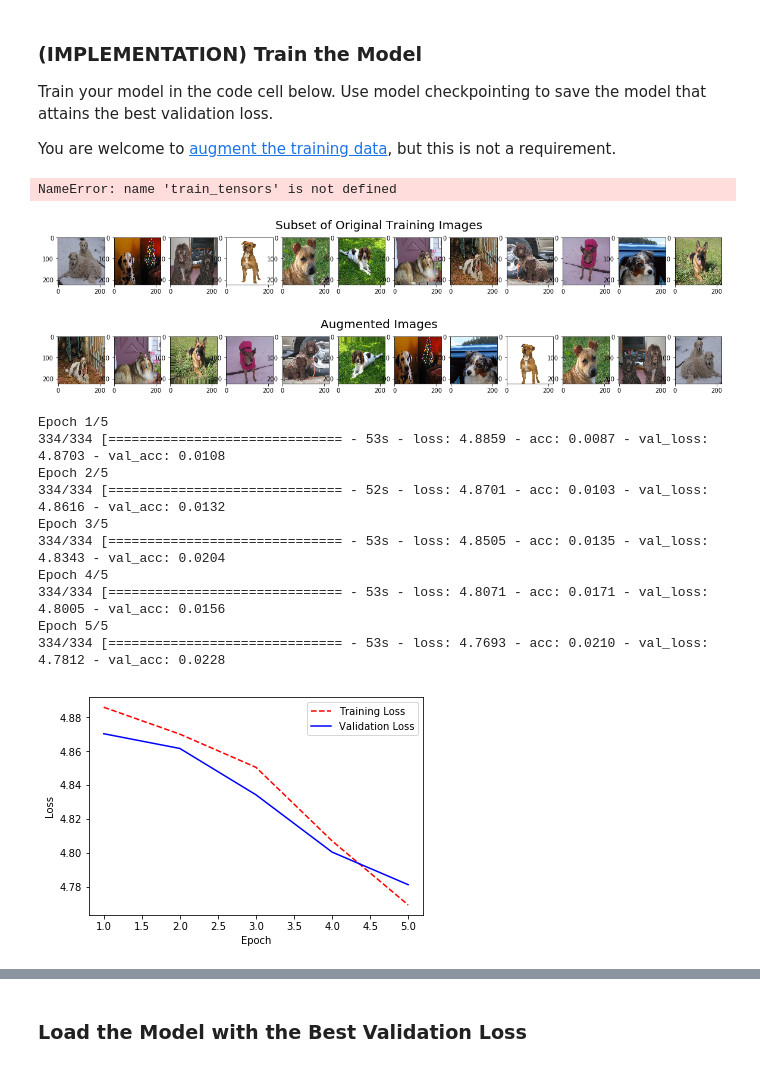
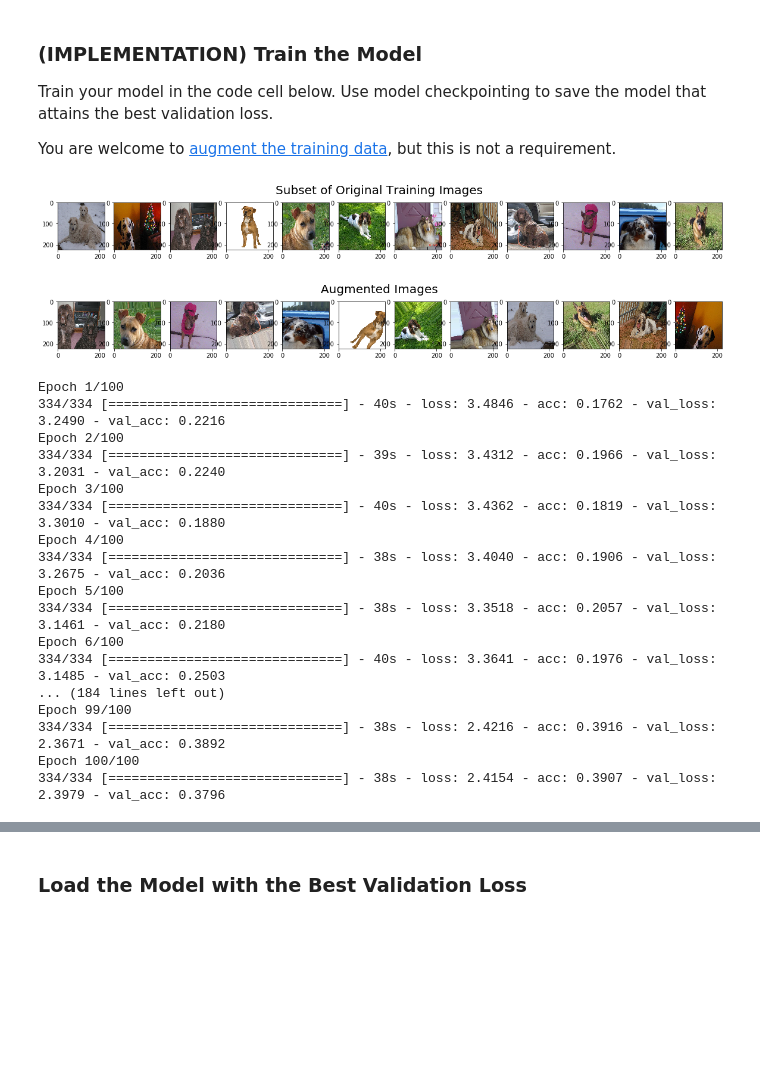
Before and after one commit to craig-martinson/dog-project, a Jupyter notebook: dog_app.ipynb, the cells around one changed output, grey strips where cells are left out. Cells and saved outputs as stored; diff of their text form; code cells hidden in the pictures; blank space fills up the shorter version.

```diff
--- a/dog_app.ipynb
+++ b/dog_app.ipynb
@@ -490,54 +506,29 @@ You are welcome to [augment the training data](https://blog.keras.io/building-po
 # %%
 # refer https://github.com/udacity/aind2-cnn for details
 
-# Create and Configure Augmented Image Generator
 from keras.preprocessing.image import ImageDataGenerator
 
 # create and configure augmented image generator
 datagen_train = ImageDataGenerator(
-    width_shift_range=0.1,  # randomly shift images horizontally (10% of total width)
-    height_shift_range=0.1,  # randomly shift images vertically (10% of total height)
-    horizontal_flip=True) # randomly flip images horizontally
+    rotation_range=40,
+    width_shift_range=0.2,
+    height_shift_range=0.2,
+    zoom_range=0.2,
+    horizontal_flip=True)
 
 # fit augmented image generator on data
 datagen_train.fit(train_tensors)
-# %% [output]
-NameError: name 'train_tensors' is not defined
-# %%
-# refer https://github.com/udacity/aind2-cnn for details
-
-# Visualize Original and Augmented Images
-import matplotlib.pyplot as plt
-
-# take subset of training data
-train_tensors_subset = train_tensors[:12]
-
-# visualize subset of training data
-fig = plt.figure(figsize=(20,2))
-for i in range(0, len(train_tensors_subset)):
-    ax = fig.add_subplot(1, 12, i+1)
-    ax.imshow(train_tensors_subset[i])
-fig.suptitle('Subset of Original Training Images', fontsize=20)
-plt.show()
-
-# visualize augmented images
-fig = plt.figure(figsize=(20,2))
-for x_batch in datagen_train.flow(train_tensors_subset, batch_size=12):
-    for i in range(0, 12):
-        ax = fig.add_subplot(1, 12, i+1)
-        ax.imshow(x_batch[i])
-    fig.suptitle('Augmented Images', fontsize=20)
-    plt.show()
-    break;
-# %% [output]
-[figure, removed]
-[figure, removed]
+# %%
+utility.visualize_augmented_images(train_tensors, datagen_train, 12)
+# %% [output]
+[figure, added]
+[figure, added]
 # %%
 from keras.callbacks import ModelCheckpoint
 
 ### TODO: specify the number of epochs that you would like to use to train the model.
 
-epochs = 5
+epochs = 100
 
 ### Do NOT modify the code below this line.
 
@@ -557,17 +548,20 @@ history = model.fit_generator(datagen_train.flow(train_tensors, train_targets, b
                     validation_data=(valid_tensors, valid_targets),
                     validation_steps=valid_tensors.shape[0] // batch_size)
 # %% [output]
-Epoch 1/5
-334/334 [============================== - 53s - loss: 4.8859 - acc: 0.0087 - val_loss: 4.8703 - val_acc: 0.0108
-Epoch 2/5
-334/334 [============================== - 52s - loss: 4.8701 - acc: 0.0103 - val_loss: 4.8616 - val_acc: 0.0132
-Epoch 3/5
-334/334 [============================== - 53s - loss: 4.8505 - acc: 0.0135 - val_loss: 4.8343 - val_acc: 0.0204
-Epoch 4/5
-334/334 [============================== - 53s - loss: 4.8071 - acc: 0.0171 - val_loss: 4.8005 - val_acc: 0.0156
-Epoch 5/5
-334/334 [============================== - 53s - loss: 4.7693 - acc: 0.0210 - val_loss: 4.7812 - val_acc: 0.0228
+Epoch 1/100
+334/334 [==============================] - 40s - loss: 3.4846 - acc: 0.1762 - val_loss: 3.2490 - val_acc: 0.2216
+Epoch 2/100
+334/334 [==============================] - 39s - loss: 3.4312 - acc: 0.1966 - val_loss: 3.2031 - val_acc: 0.2240
+Epoch 3/100
+334/334 [==============================] - 40s - loss: 3.4362 - acc: 0.1819 - val_loss: 3.3010 - val_acc: 0.1880
+Epoch 4/100
+334/334 [==============================] - 38s - loss: 3.4040 - acc: 0.1906 - val_loss: 3.2675 - val_acc: 0.2036
+Epoch 5/100
+334/334 [==============================] - 38s - loss: 3.3518 - acc: 0.2057 - val_loss: 3.1461 - val_acc: 0.2180
+Epoch 6/100
+334/334 [==============================] - 40s - loss: 3.3641 - acc: 0.1976 - val_loss: 3.1485 - val_acc: 0.2503
+... (184 lines left out)
+Epoch 99/100
+334/334 [==============================] - 38s - loss: 2.4216 - acc: 0.3916 - val_loss: 2.3671 - val_acc: 0.3892
+Epoch 100/100
+334/334 [==============================] - 38s - loss: 2.4154 - acc: 0.3907 - val_loss: 2.3979 - val_acc: 0.3796
-# %%
-visualize_loss_history(history)
-# %% [output]
-[figure, removed]
```
Also changed, not shown: parts of 23 cells of this notebook, 4 other files.
